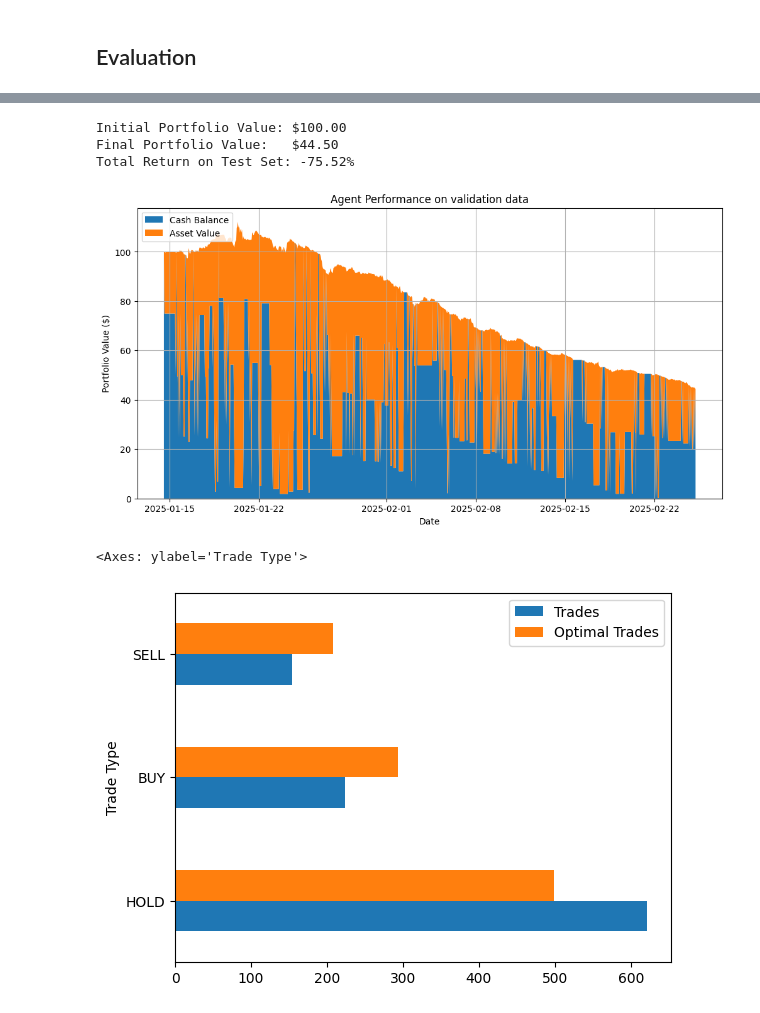
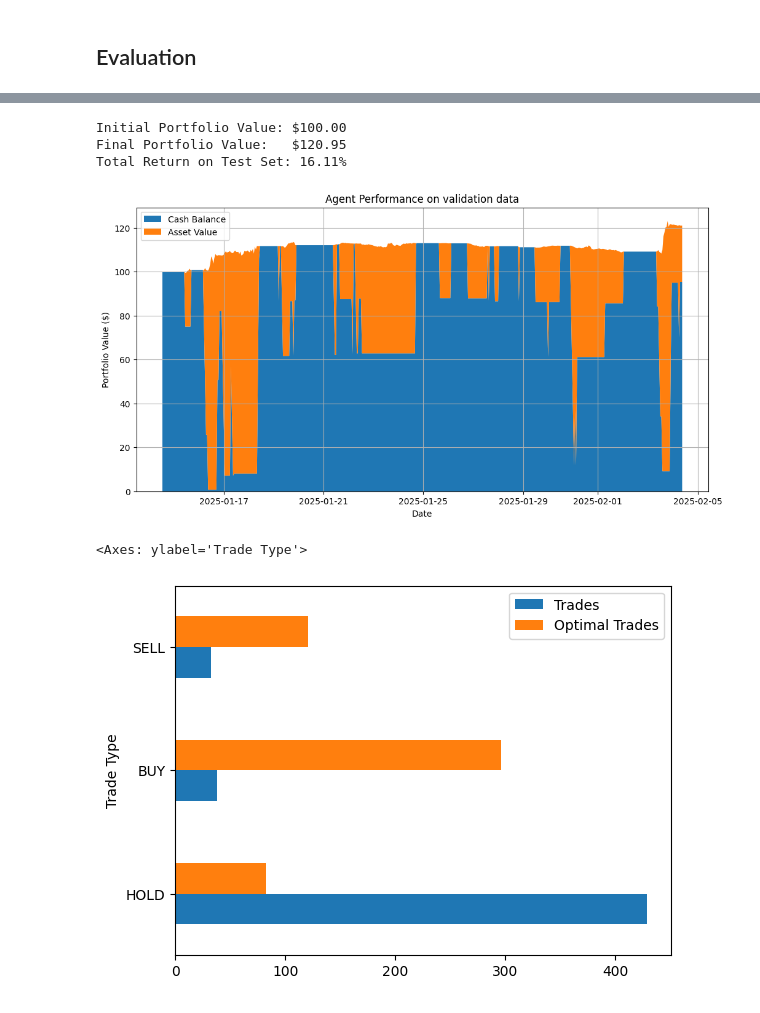
Before and after one commit to Pappa/bandido, a Jupyter notebook: notebooks/crypto/02-tf-agents-bandit-train.ipynb, the cells around one changed output, grey strips where cells are left out. Cells and saved outputs as stored; diff of their text form; code cells hidden in the pictures.

```diff
--- a/notebooks/crypto/02-tf-agents-bandit-train.ipynb
+++ b/notebooks/crypto/02-tf-agents-bandit-train.ipynb
@@ -57,19 +57,19 @@ POLICY_SAVE_PATH = 'policy'
 # Model Hyperparameters
 MAX_TRAIN_STEPS = 2000
 TRAIN_OFFSET = 0
-MAX_EVAL_STEPS = 1000
+MAX_EVAL_STEPS = 500
 ALPHA = 1.0 # LinUCB exploration parameter - default 1.0
-GAMMA = 1.0 # LinUCB forgetting parameter - default 1.0
+GAMMA = 0.95 # LinUCB forgetting parameter - default 1.0
 TEST_SIZE = 0.2
 SEED_FUND = 100.0
 MAX_BUY_PRICE = 25.0
-MAX_SELL_PRICE = 100.0
-TRADE_FEE = 0.005
-INVALID_ACTION_PENALTY = -0.25
+MAX_SELL_PRICE = 50.0
+TRADE_FEE = 0.0005
+INVALID_ACTION_PENALTY = -0.005
 
 TECHNICAL_FEATURES = ['price_change', 'volume_change', 'rsi', 'macd', 'macd_signal', 'macd_hist', 'bb_percent_b', 'bb_bandwidth']
-TECHNICAL_FEATURES = ['price_change', 'rsi', 'macd_signal', 'macd_hist', 'bb_percent_b', 'bb_bandwidth']
-TECHNICAL_FEATURES = ['price_change', 'rsi', 'macd_hist', 'macd_hist_prev']
+TECHNICAL_FEATURES = ['price_change', 'volume_change', 'rsi', 'macd_signal', 'macd_hist', 'macd_hist_prev', 'bb_percent_b', 'bb_bandwidth']
+TECHNICAL_FEATURES = ['price_change', 'volume_change', 'rsi', 'macd_signal', 'macd_hist']
 
 # Load Data
 df = pd.read_csv(DATA_FILEPATH, compression='gzip', parse_dates=['timestamp']) #.set_index('timestamp')
@@ -326,19 +327,19 @@ plt.grid(True)
 plt.show()
 # %% [output]
 Initial Portfolio Value: $100.00
-Final Portfolio Value:   $44.50
-Total Return on Test Set: -75.52%
+Final Portfolio Value:   $120.95
+Total Return on Test Set: 16.11%
-[figure, old version]
+[figure, new version]
 # %%
 eval_trade_history = eval_metrics_observer.trade_history
 eval_optimal_trade_history = eval_metrics_observer.optimal_trade_history
 
-eval_trade_history_df = pd.DataFrame(eval_trade_history, columns=['Symbol', 'Valid', 'Trade Type', 'Value', 'Reward'])
-eval_optimal_trade_history_df = pd.DataFrame(eval_optimal_trade_history, columns=['Symbol', 'Trade Type', 'Value', 'Reward'])
-eval_trade_types = eval_trade_history_df['Trade Type'].value_counts().rename('Trades')
-eval_optimal_trade_types = eval_optimal_trade_history_df['Trade Type'].value_counts().rename('Optimal Trades')
+eval_trade_history_df = pd.DataFrame(eval_trade_history, columns=['Symbol IDX', 'Symbol', 'Trade Type', 'Valid', 'Num Assets Traded', 'Trade Amount', 'Balance', 'Reward'])
+eval_optimal_trade_history_df = pd.DataFrame(eval_optimal_trade_history, columns=['Symbol IDX', 'Symbol', 'Trade Type', 'Valid', 'Num Assets Traded', 'Trade Amount', 'Balance', 'Reward'])
+eval_trade_types = eval_trade_history_df['Trade Type'].astype(str).value_counts().rename('Trades')
+eval_optimal_trade_types = eval_optimal_trade_history_df['Trade Type'].astype(str).value_counts().rename('Optimal Trades')
 
 pd.concat([eval_trade_types, eval_optimal_trade_types], axis=1).plot(kind='barh')
 # %% [output]
 <Axes: ylabel='Trade Type'>
-[figure, old version]
+[figure, new version]
```
Also changed, not shown: parts of 10 cells of this notebook, 3 other files.
